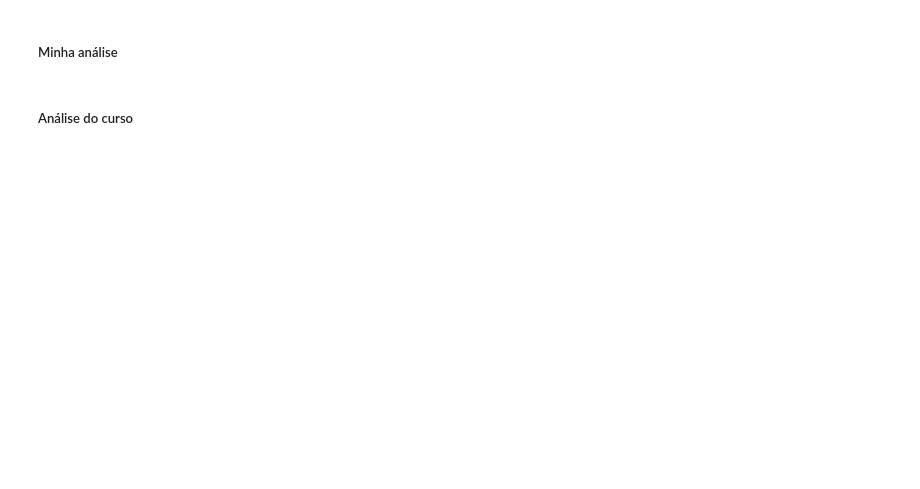
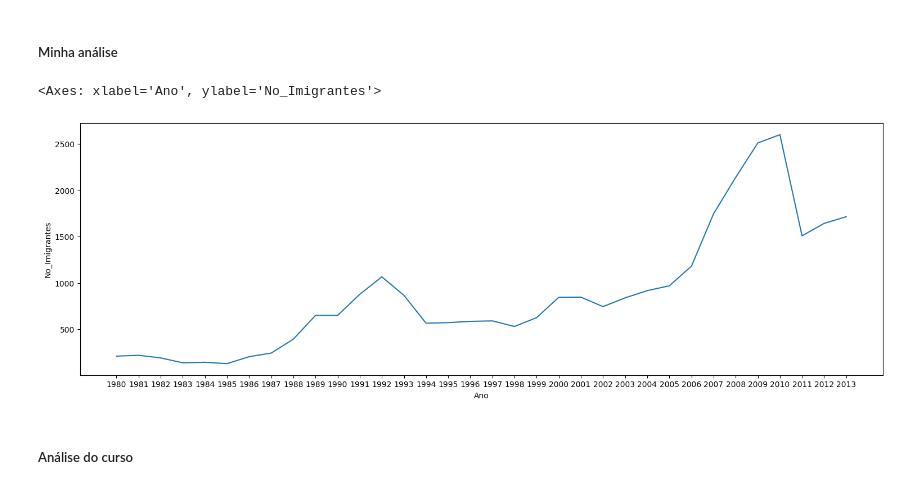
Before and after one commit to KaelDucatti/estudos-ds, a Jupyter notebook: data_visualization/01_criando_graficos_com_bibliotecas_py/classes.ipynb, the cells around one changed output. Cells and saved outputs as stored; diff of their text form; code cells hidden in the pictures; blank space fills up the shorter version.

```diff
--- a/data_visualization/01_criando_graficos_com_bibliotecas_py/classes.ipynb
+++ b/data_visualization/01_criando_graficos_com_bibliotecas_py/classes.ipynb
@@ -10,8 +9,5 @@ import numpy as np
 # %% [markdown]
 ### 1.1 Conhecendo os Dados
 # %%
-df = pd.read_csv(
-    "arquivos/imigrantes_canada.csv",
-    sep=","
-)
+df = pd.read_csv("arquivos/imigrantes_canada.csv", sep=",")
 df
@@ -22,25 +50,21 @@ df.info()
 # %%
 # Analisando tendências de imigração do Brasil
 
 # filtrando apenas o Brasil
 imigracao_br = df.query("País == 'Brasil'")
 
 # filtrando apenas as colunas e linhas desejadas. Também estou resentando o index aqui
 imigracao_br = imigracao_br.iloc[0, 3:37].reset_index()
 
 # Dando nome às colunas
 imigracao_br.columns = ["Ano", "No_Imigrantes"]
 
 # plotando gráfico
-plt.figure(
-    figsize=(15, 5),
-    constrained_layout=True
-)
-sns.lineplot(
-    data=imigracao_br,
-    x='Ano',
-    y='No_Imigrantes'
-)
+plt.figure(figsize=(15, 5), constrained_layout=True)
+sns.lineplot(data=imigracao_br, x="Ano", y="No_Imigrantes")
+# %% [output]
+<Axes: xlabel='Ano', ylabel='No_Imigrantes'>
+[figure, added]
 # %% [markdown]
 ##### Análise do curso
 # %%
```
Also changed, not shown: parts of 13 cells of this notebook.
